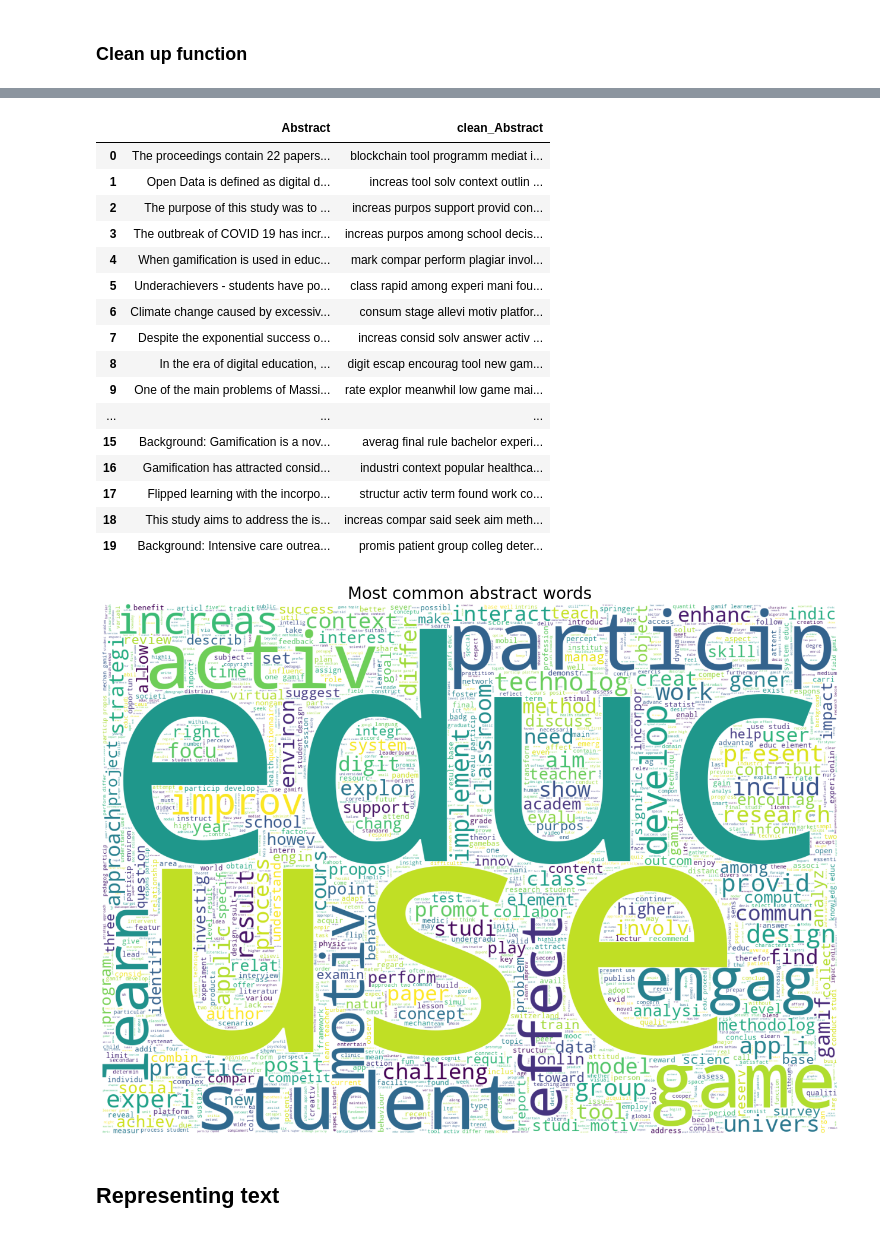
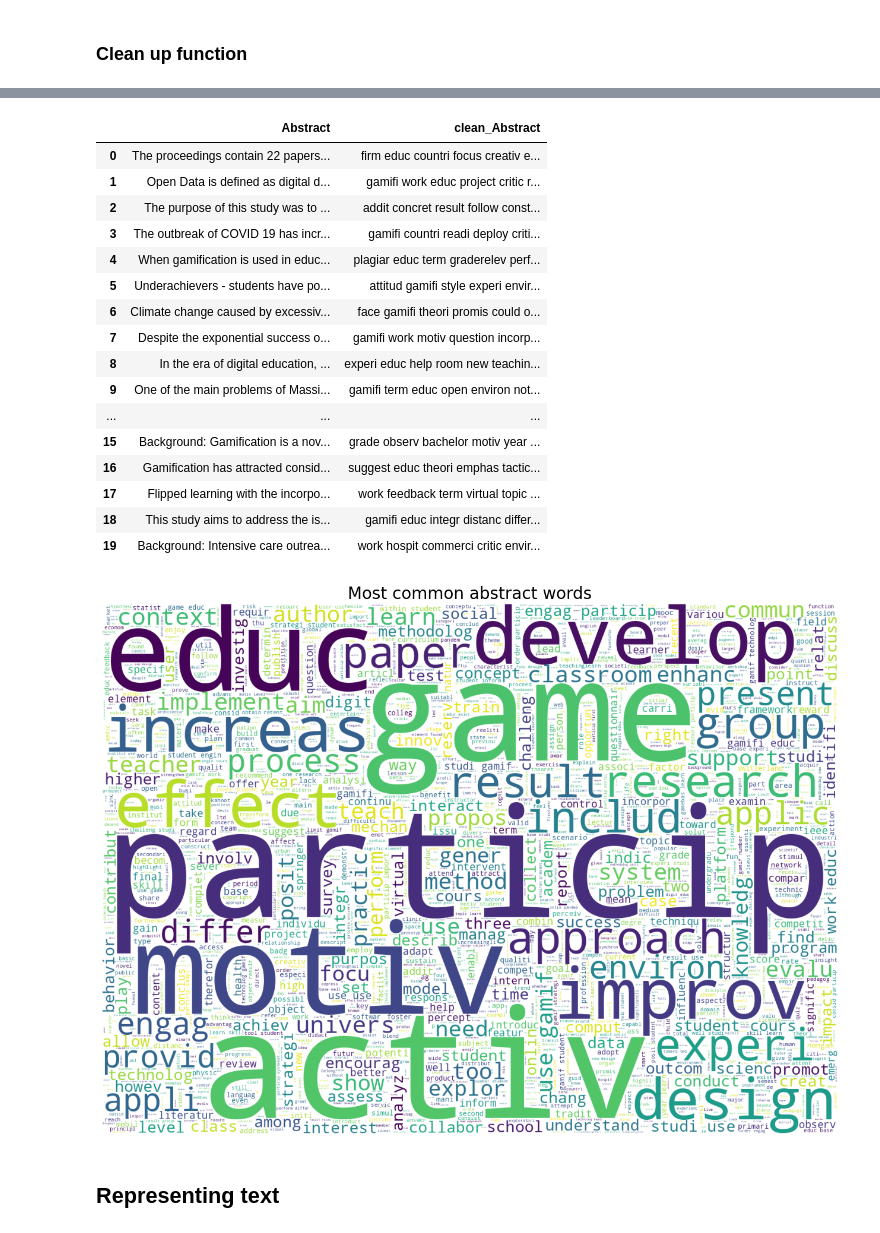
Before and after one commit to daniff15/ICD_Project, a Jupyter notebook: main.ipynb, the cells around one changed output, grey strips where cells are left out. Saved outputs shown, nothing was run; the diff lists cells and outputs as text; code cells hidden in the pictures.

Commit message:
add main

```diff
--- a/main.ipynb
+++ b/main.ipynb
@@ -160,3 +195,11 @@ droped_data
 | 380 | Effects of gamified business simu... | Revista de Educacion | Business simulations and Gamifica... | Entrepreneurial orientation; Gami... | Revista Educ. |
 | 381 | How can non-content related onlin... | Proceedings of the European Confe... | This paper examines the use of ga... | Class engagement; Competition; Ed... | Proc. European Conf. Games-based ... |
 382 rows × 5 columns
+# %%
+# Get the number of duplicates
+duplicate = droped_data['Abstract'].duplicated().sum()
+duplicate
+
+# Remove duplicate rows
+droped_data = droped_data.drop_duplicates(subset=['Abstract'])
+droped_data.shape
@@ -162,0 +208,10 @@ droped_data
+# %%
+
+#do the same for title
+# Get the number of duplicates
+duplicate = droped_data['Title'].duplicated().sum()
+duplicate
+
+# Remove duplicate rows
+droped_data = droped_data.drop_duplicates(subset=['Title'])
+droped_data.shape
@@ -185,8 +242,8 @@ word_counts = Counter(tokens)
 
 # Display the most common words
 most_common_words = word_counts.most_common(10)  # Change 10 to the desired number of most common words
-for word, count in most_common_words:
-    print(f"{word}: {count}")
+for word, _ in most_common_words:
+    print(f"{word}")
 
 # Create a word cloud
 wordcloud = WordCloud(width=800, height=400, background_color='white').generate(' '.join(tokens))
@@ -259,6 +332,6 @@ def clean_text(text_string, punctuations=r'''!()-[]{};:'"\,<>./?@#$%^&*_~'''):
 # %%
 #converts all the values in a specific columns of the DataFrame data to strings
-df["Abstract"] = df["Abstract"].astype(str)
+droped_data["Abstract"] = droped_data["Abstract"].astype(str)
 
 #Applying a Text Cleaning Function
-df['clean_Abstract'] = df['Abstract'].apply(clean_text)
+droped_data['clean_Abstract'] = droped_data['Abstract'].apply(clean_text)
@@ -276,36 +353,36 @@ See the caveats in the documentation: https://pandas.pydata.org/pandas-docs/stab
 # %%
 #... aims to create a new DataFrame called selected_columns that contains only the "Title" and "cleanTitle" columns from the original DataFrame df. Then, it displays the first 20 rows of this new DataFrame using the .head(20) method.
-selected_columns = df[['Abstract', 'clean_Abstract']]
+selected_columns = droped_data[['Abstract', 'clean_Abstract']]
 selected_columns.head(20)
 # %% [output]
 |  | Abstract | clean_Abstract |
-| 0 | The proceedings contain 22 papers... | blockchain tool programm mediat i... |
-| 1 | Open Data is defined as digital d... | increas tool solv context outlin ... |
-| 2 | The purpose of this study was to ... | increas purpos support provid con... |
-| 3 | The outbreak of COVID 19 has incr... | increas purpos among school decis... |
-| 4 | When gamification is used in educ... | mark compar perform plagiar invol... |
-| 5 | Underachievers - students have po... | class rapid among experi mani fou... |
-| 6 | Climate change caused by excessiv... | consum stage allevi motiv platfor... |
-| 7 | Despite the exponential success o... | increas consid solv answer activ ... |
-| 8 | In the era of digital education, ... | digit escap encourag tool new gam... |
-| 9 | One of the main problems of Massi... | rate explor meanwhil low game mai... |
+| 0 | The proceedings contain 22 papers... | firm educ countri focus creativ e... |
+| 1 | Open Data is defined as digital d... | gamifi work educ project critic r... |
+| 2 | The purpose of this study was to ... | addit concret result follow const... |
+| 3 | The outbreak of COVID 19 has incr... | gamifi countri readi deploy criti... |
+| 4 | When gamification is used in educ... | plagiar educ term graderelev perf... |
+| 5 | Underachievers - students have po... | attitud gamifi style experi envir... |
+| 6 | Climate change caused by excessiv... | face gamifi theori promis could o... |
+| 7 | Despite the exponential success o... | gamifi work motiv question incorp... |
+| 8 | In the era of digital education, ... | experi educ help room new teachin... |
+| 9 | One of the main problems of Massi... | gamifi term educ open environ not... |
 | ... | ... | ... |
-| 15 | Background: Gamification is a nov... | averag final rule bachelor experi... |
-| 16 | Gamification has attracted consid... | industri context popular healthca... |
-| 17 | Flipped learning with the incorpo... | structur activ term found work co... |
-| 18 | This study aims to address the is... | increas compar said seek aim meth... |
-| 19 | Background: Intensive care outrea... | promis patient group colleg deter... |
+| 15 | Background: Gamification is a nov... | grade observ bachelor motiv year ... |
+| 16 | Gamification has attracted consid... | suggest educ theori emphas tactic... |
+| 17 | Flipped learning with the incorpo... | work feedback term virtual topic ... |
+| 18 | This study aims to address the is... | gamifi educ integr distanc differ... |
+| 19 | Background: Intensive care outrea... | work hospit commerci critic envir... |
 # %%
 plt.subplots(figsize=(16,13))
 wordcloud = WordCloud(
                           background_color='white',max_words = 10000, width=1500, stopwords=STOPWORDS,
-                          height=1080).generate(" ".join(df["clean_Abstract"]))
+                          height=1080).generate(" ".join(droped_data["clean_Abstract"]))
 plt.title("Most common abstract words", fontsize=20)
 plt.imshow(wordcloud.recolor( colormap= 'viridis'))
 plt.axis('off')
 plt.show()
 # %% [output]
-[figure, old version]
+[figure, new version]
 # %% [markdown]
 ## Representing text
 # %% [markdown]
```
Also changed, not shown: parts of 28 cells of this notebook.
